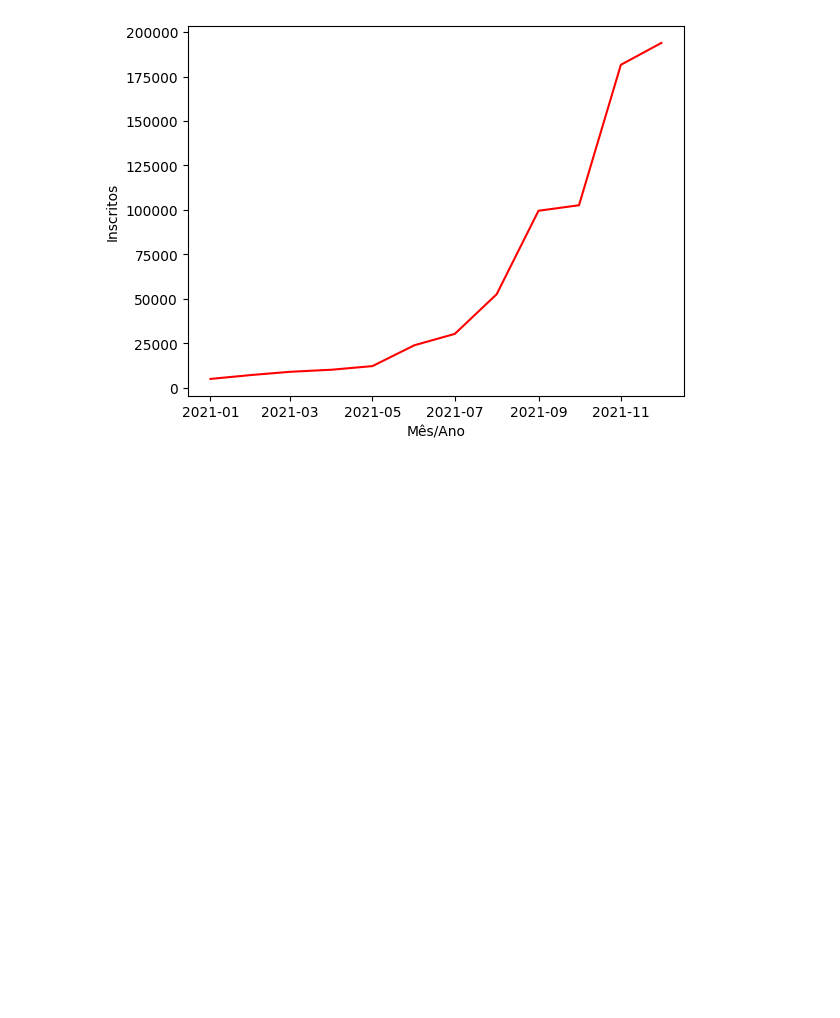
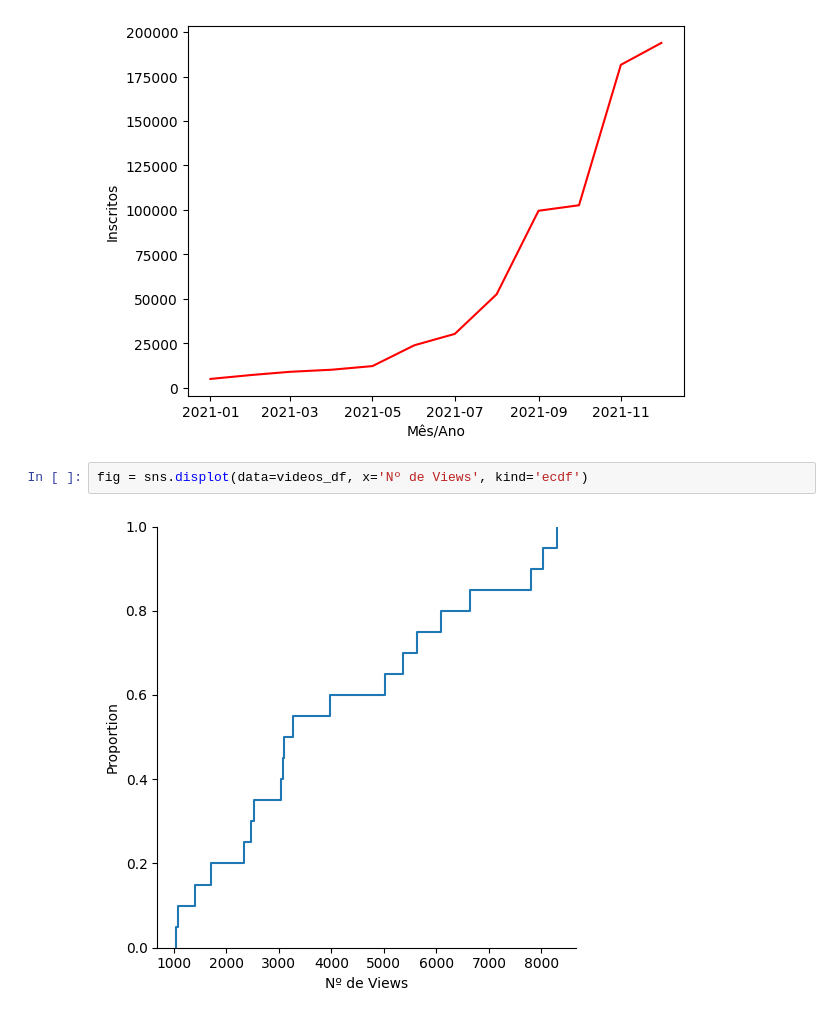
Before and after one commit to Matheus-IT/data_exploration, a Jupyter notebook: seaborn/first_plots.ipynb, the cells around one changed output. Drawn from its saved outputs; the diff is of its cells as text; blank space fills up the shorter version.

Commit message:
Plotting more stuff with seaborn

```diff
--- a/seaborn/first_plots.ipynb
+++ b/seaborn/first_plots.ipynb
@@ -18,3 +18,7 @@ inscritos_df = pd.read_excel('./videosYT.xlsx', 'Inscritos')
 fig = sns.lineplot(data=inscritos_df, x='Mês/Ano', y='Inscritos', color='red')
 # %% [output]
 [figure]
+# %%
+fig = sns.displot(data=videos_df, x='Nº de Views', kind='ecdf')
+# %% [output]
+[figure, added]
```
Also changed, not shown: parts of 2 cells of this notebook.
